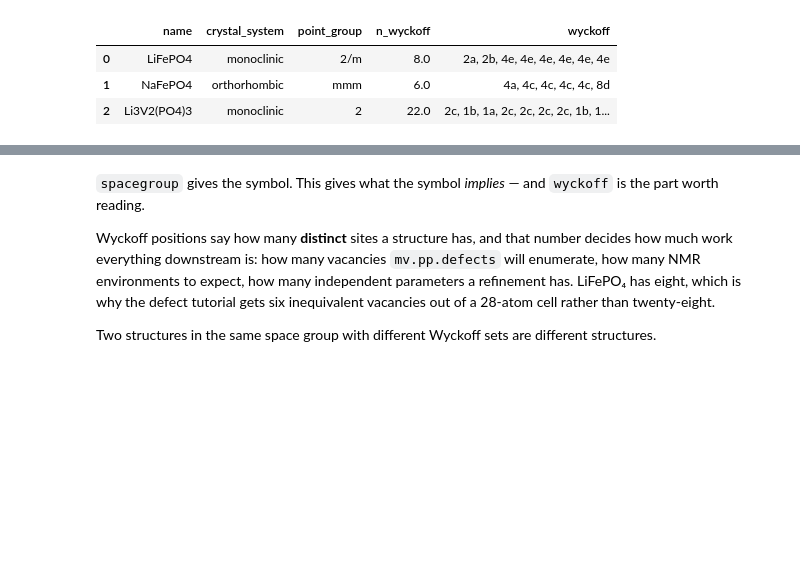
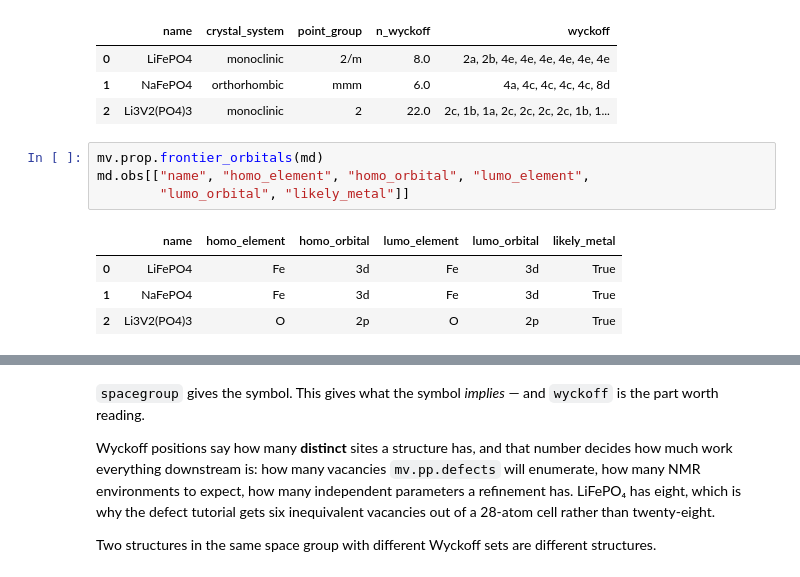
Before and after one commit to omicverse/matverse, a Jupyter notebook: matverse_guide/docs/tutorials/getting_started.ipynb, the cells around one changed output, grey strips where cells are left out. Drawn from its saved outputs; the diff is of its cells as text; blank space fills up the shorter version.

```diff
--- a/matverse_guide/docs/tutorials/getting_started.ipynb
+++ b/matverse_guide/docs/tutorials/getting_started.ipynb
@@ -177,3 +177,12 @@ md.obs[["name", "crystal_system", "point_group", "n_wyckoff", "wyckoff"]]
 | 0 | LiFePO4 | monoclinic | 2/m | 8.0 | 2a, 2b, 4e, 4e, 4e, 4e, 4e, 4e |
 | 1 | NaFePO4 | orthorhombic | mmm | 6.0 | 4a, 4c, 4c, 4c, 4c, 8d |
 | 2 | Li3V2(PO4)3 | monoclinic | 2 | 22.0 | 2c, 1b, 1a, 2c, 2c, 2c, 2c, 1b, 1... |
+# %%
+mv.prop.frontier_orbitals(md)
+md.obs[["name", "homo_element", "homo_orbital", "lumo_element",
+        "lumo_orbital", "likely_metal"]]
+# %% [output]
+|  | name | homo_element | homo_orbital | lumo_element | lumo_orbital | likely_metal |
+| 0 | LiFePO4 | Fe | 3d | Fe | 3d | True |
+| 1 | NaFePO4 | Fe | 3d | Fe | 3d | True |
+| 2 | Li3V2(PO4)3 | O | 2p | O | 2p | True |
```
Also changed, not shown: parts of 2 cells of this notebook, 10 other files.
